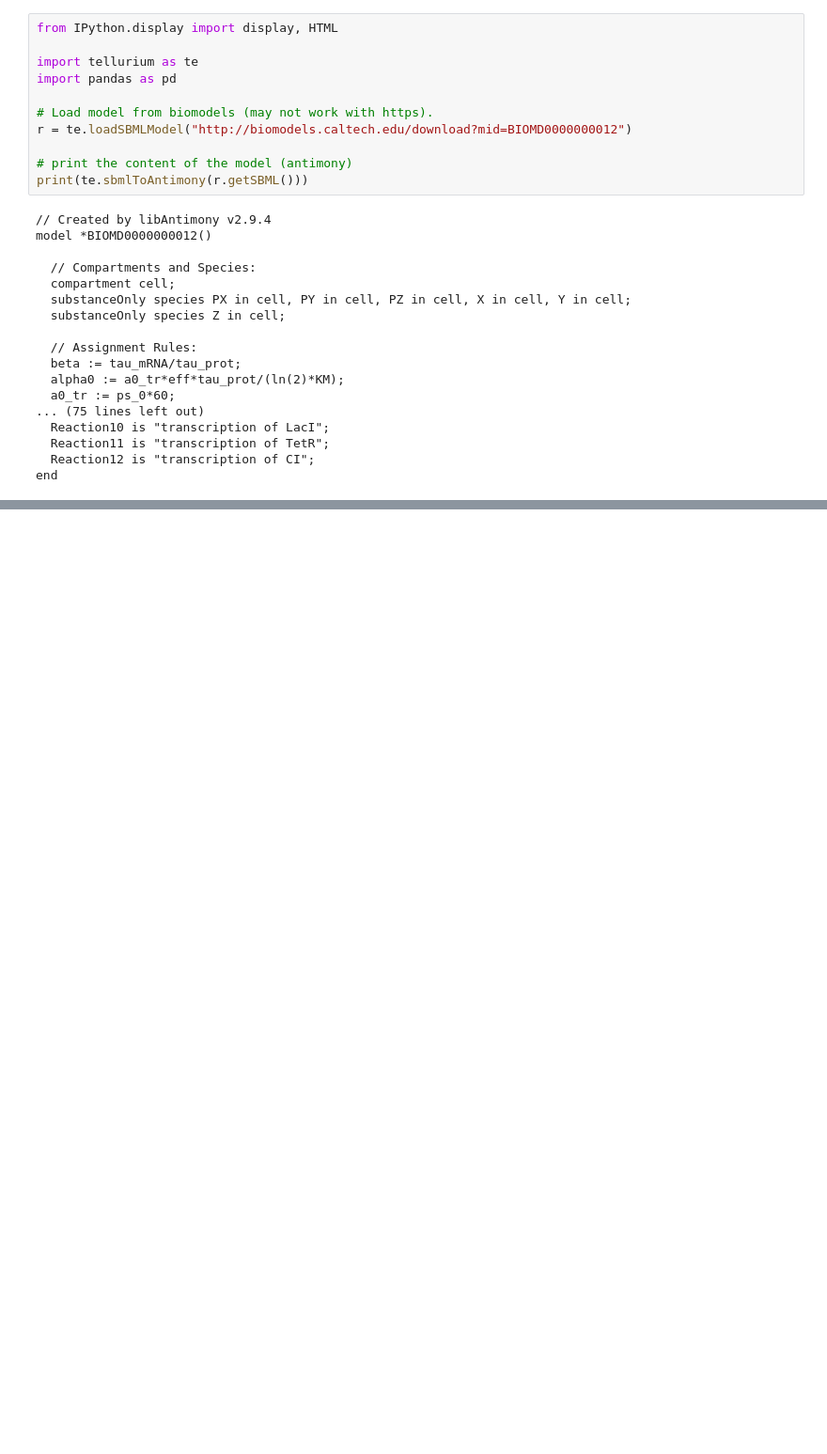
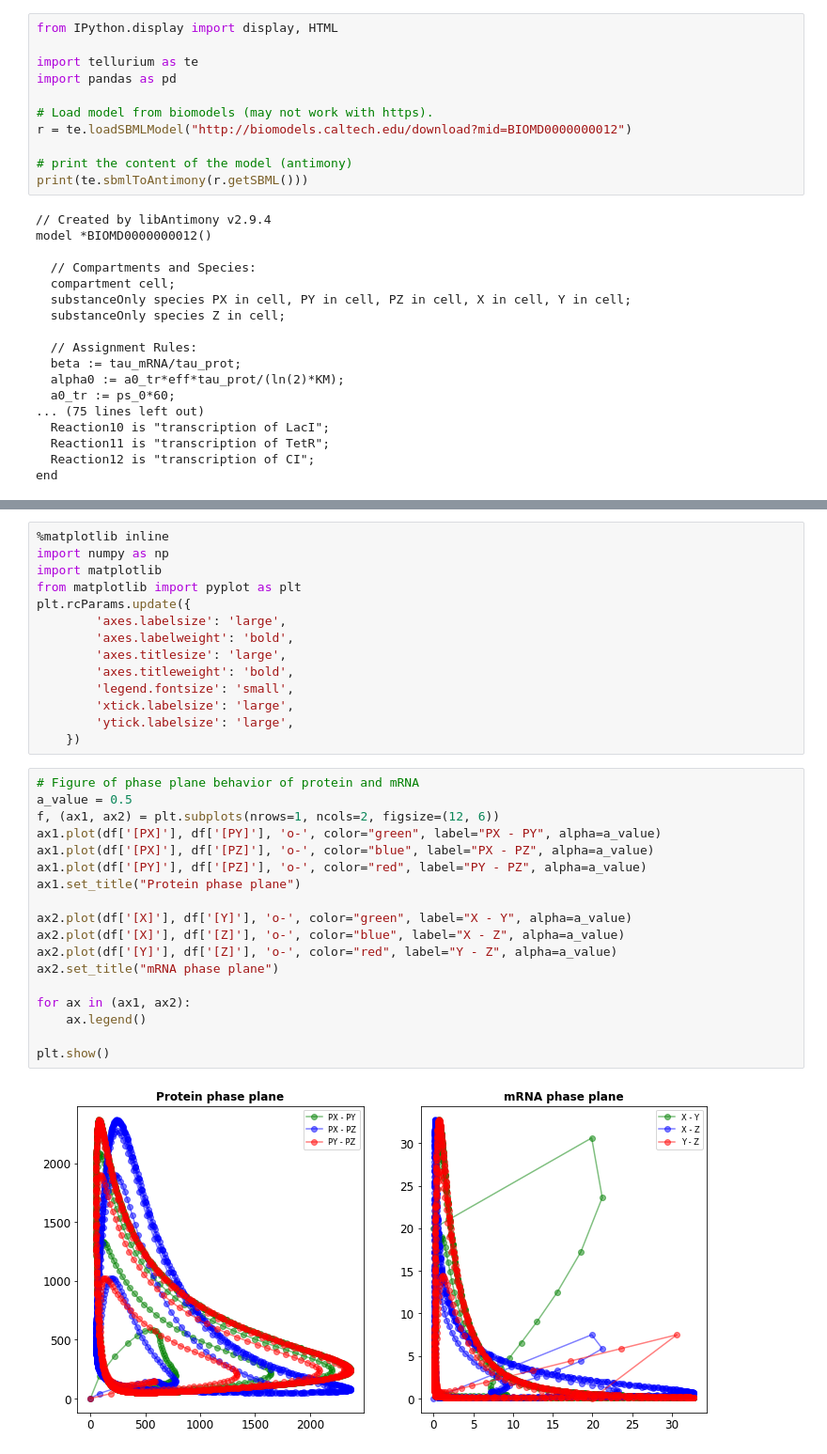
Before and after one commit to matthiaskoenig/lisym-tutorial, a Jupyter notebook: notebooks/repressilator.ipynb, the cells around one changed output, grey strips where cells are left out. Shown: that part at 94% size. Cells and saved outputs as stored; diff of their text form; blank space fills up the shorter version.

Commit message:
phase plane added

```diff
--- a/notebooks/repressilator.ipynb
+++ b/notebooks/repressilator.ipynb
@@ -144,0 +129,34 @@ end
+# %%
+%matplotlib inline
+import numpy as np
+import matplotlib
+from matplotlib import pyplot as plt
+plt.rcParams.update({
+        'axes.labelsize': 'large',
+        'axes.labelweight': 'bold',
+        'axes.titlesize': 'large',
+        'axes.titleweight': 'bold',
+        'legend.fontsize': 'small',
+        'xtick.labelsize': 'large',
+        'ytick.labelsize': 'large',
+    })
+# %%
+# Figure of phase plane behavior of protein and mRNA
+a_value = 0.5
+f, (ax1, ax2) = plt.subplots(nrows=1, ncols=2, figsize=(12, 6))
+ax1.plot(df['[PX]'], df['[PY]'], 'o-', color="green", label="PX - PY", alpha=a_value)
+ax1.plot(df['[PX]'], df['[PZ]'], 'o-', color="blue", label="PX - PZ", alpha=a_value)
+ax1.plot(df['[PY]'], df['[PZ]'], 'o-', color="red", label="PY - PZ", alpha=a_value)
+ax1.set_title("Protein phase plane")
+
+ax2.plot(df['[X]'], df['[Y]'], 'o-', color="green", label="X - Y", alpha=a_value)
+ax2.plot(df['[X]'], df['[Z]'], 'o-', color="blue", label="X - Z", alpha=a_value)
+ax2.plot(df['[Y]'], df['[Z]'], 'o-', color="red", label="Y - Z", alpha=a_value)
+ax2.set_title("mRNA phase plane")
+
+for ax in (ax1, ax2):
+    ax.legend()
+
+plt.show()
+# %% [output]
+[figure, added]
```
Also changed, not shown: parts of 4 cells of this notebook, 1 other file.
